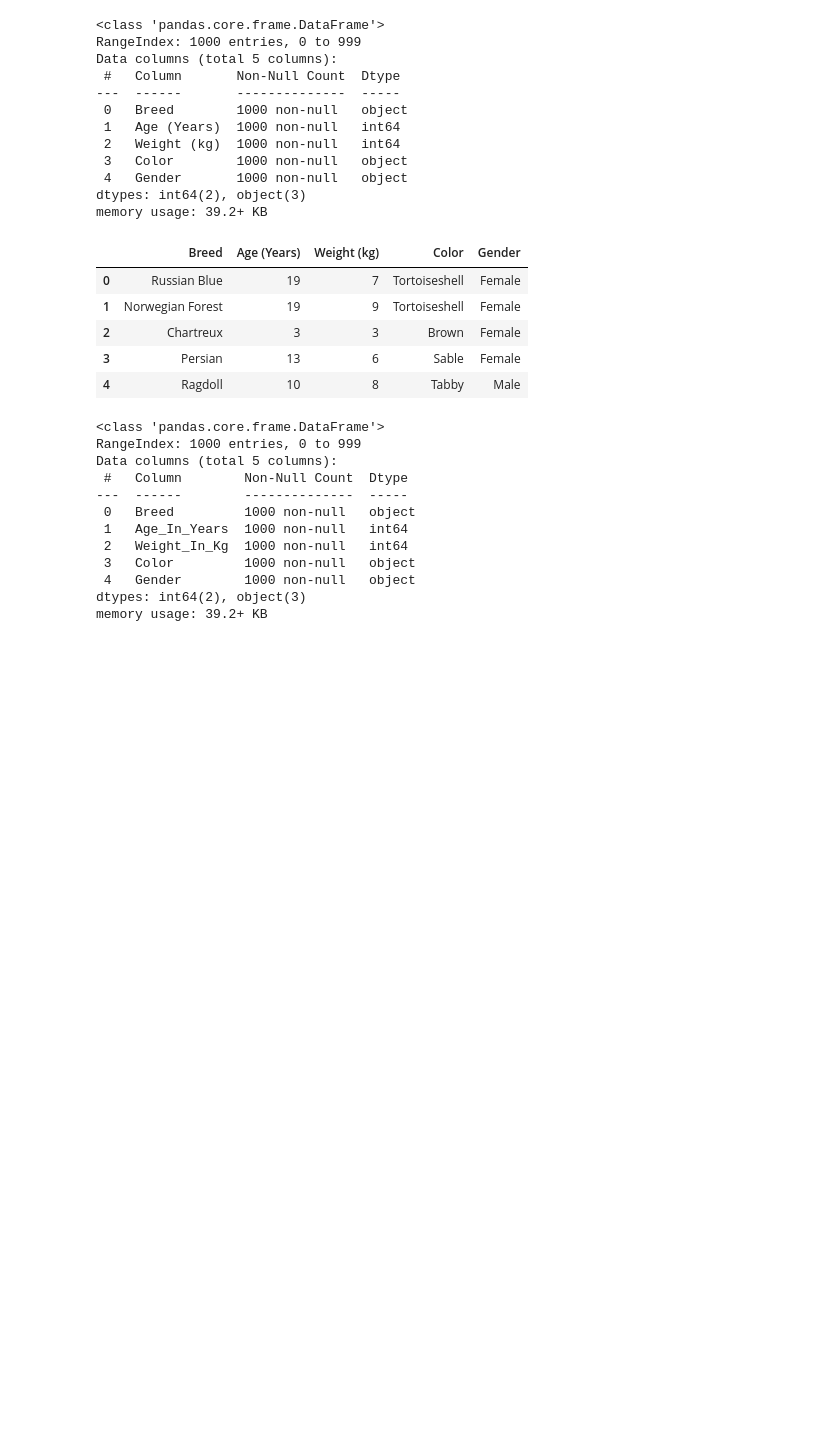
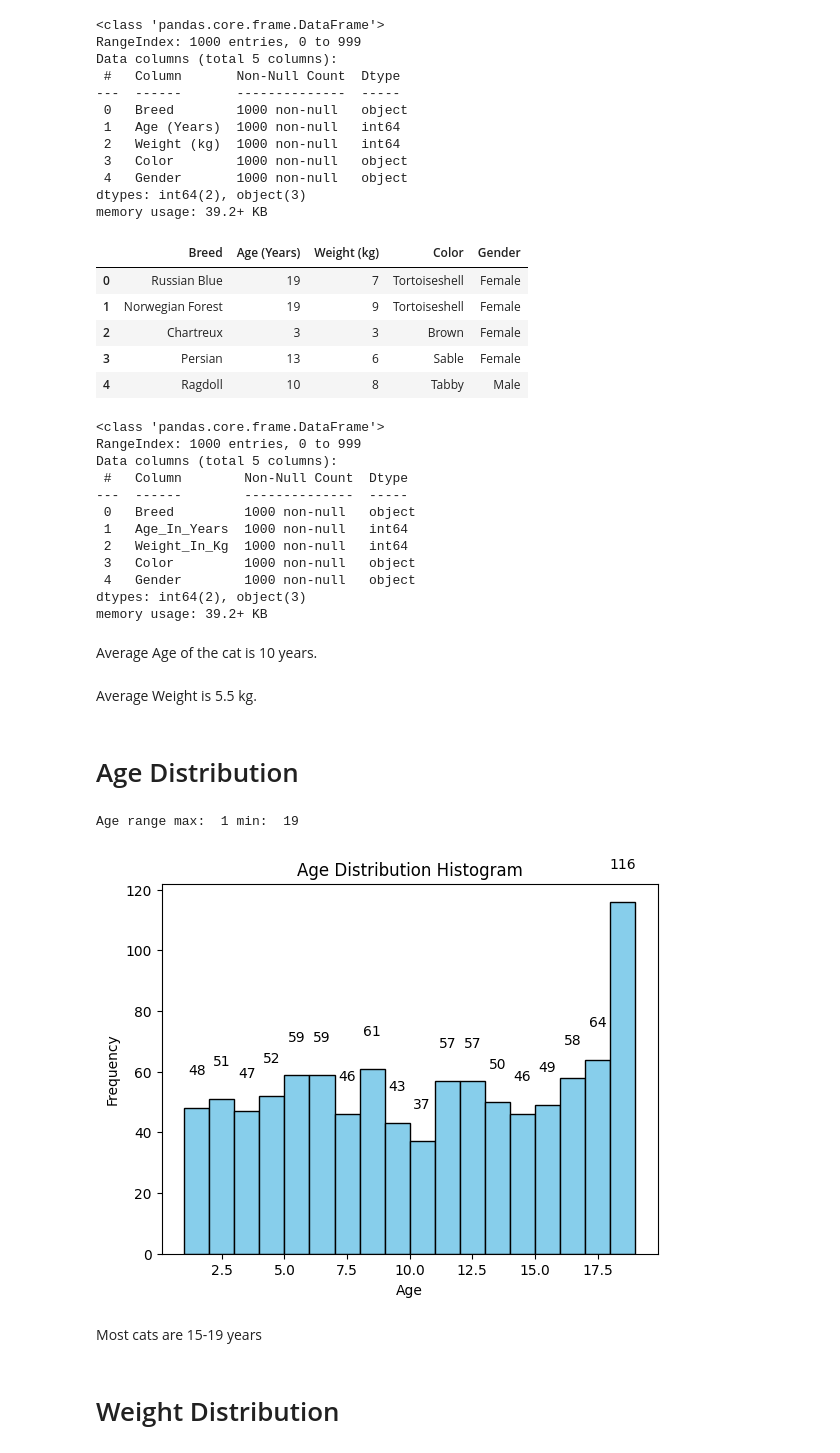
Before and after one commit to hasanenesguray/Data-Science-Projects, a Jupyter notebook: Data Analysis/Cats/Cats.ipynb, the cells around one changed output. Cells and saved outputs as stored; diff of their text form; code cells hidden in the pictures; blank space fills up the shorter version.

```diff
--- a/Data Analysis/Cats/Cats.ipynb
+++ b/Data Analysis/Cats/Cats.ipynb
@@ -43,3 +43,29 @@ Data columns (total 5 columns):
  4   Gender        1000 non-null   object
 dtypes: int64(2), object(3)
 memory usage: 39.2+ KB
+# %% [markdown]
+Average Age of the cat is 10 years.
+# %% [markdown]
+Average Weight is 5.5 kg.
+# %% [markdown]
+# Age Distribution
+# %%
+print("Age range max: ",df['Age_In_Years'].min(),"min: ",df['Age_In_Years'].max())
+import matplotlib.pyplot as plt
+plt.title('Age Distribution Histogram')
+plt.xlabel('Age')
+plt.ylabel('Frequency')
+# Create the histogram and get the counts and bin edges
+counts, bins, patches = plt.hist(df['Age_In_Years'], bins=18, edgecolor='black', color='skyblue')
+# Add counts on top of each bar
+for count, bin_edge in zip(counts, bins):
+    height = count
+    plt.text(bin_edge + (bins[1] - bins[0]) / 2, height + 10, int(count),
+             ha='center', va='bottom', fontsize=10)
+# %% [output]
+Age range max:  1 min:  19
+[figure, added]
+# %% [markdown]
+Most cats are 15-19 years
+# %% [markdown]
+# Weight Distribution
```
Also changed, not shown: parts of 16 cells of this notebook.
